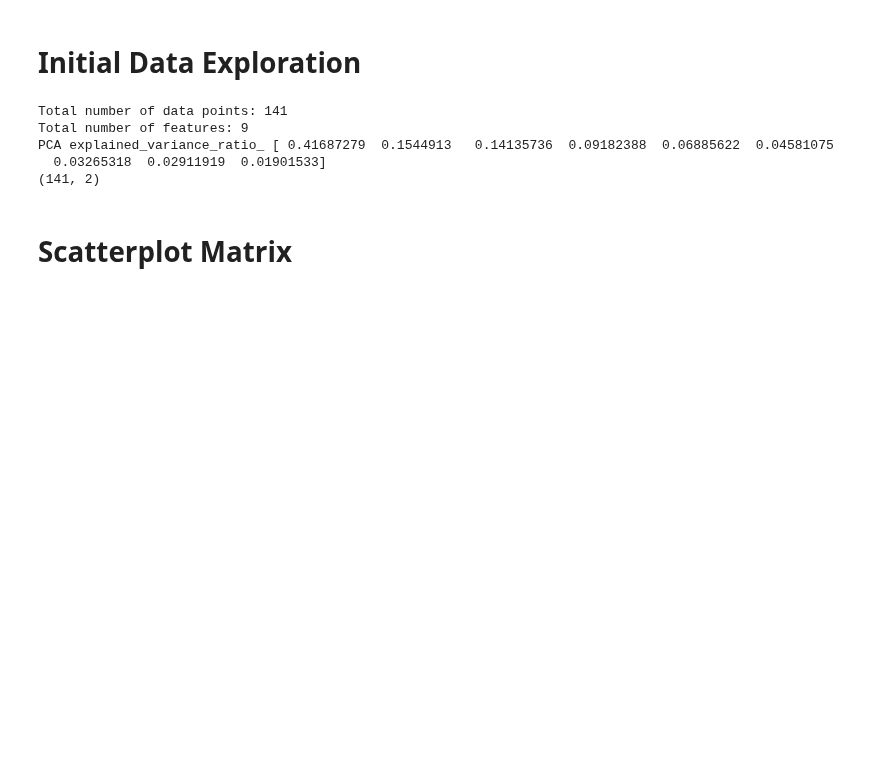
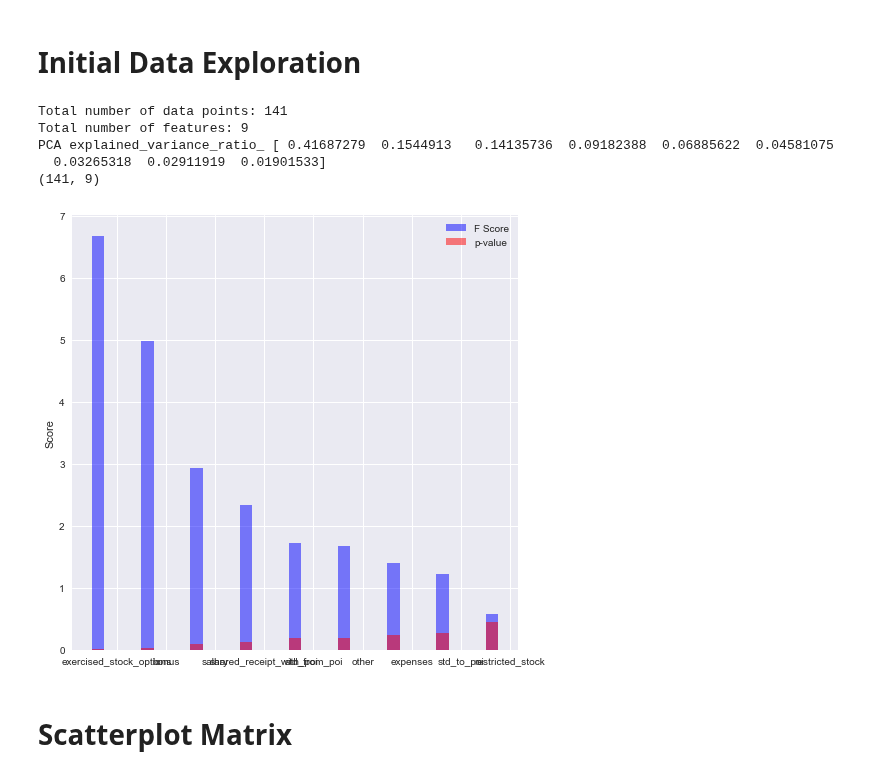
Before and after one commit to lmarkely/enron_fraud, a Jupyter notebook: Enron_fraud-SKB.ipynb, the cells around one changed output. Cells and saved outputs as stored; diff of their text form; code cells hidden in the pictures; blank space fills up the shorter version.

Commit message:
revise figures

```diff
--- a/Enron_fraud-SKB.ipynb
+++ b/Enron_fraud-SKB.ipynb
@@ -15,6 +15,12 @@ from tester import dump_classifier_and_data
 ### The first feature must be "poi".
 ### Include all quantitative features. In addition, 'std_from_poi' and
 ### 'std_to_poi' are standardized feature (see details below).
+features_list = ['poi','salary', 'deferral_payments',
+                 'loan_advances', 'bonus', 'restricted_stock_deferred',
+                 'deferred_income', 'expenses',
+                 'exercised_stock_options', 'other', 'long_term_incentive',
+                 'restricted_stock', 'director_fees','shared_receipt_with_poi',
+                 'std_from_poi','std_to_poi']
 features_list = ['poi','salary',
                  'bonus',
                  'expenses',
@@ -75,6 +81,7 @@ labels, features = targetFeatureSplit(data)
 # 3. KNN Classifier
 # 4. Support Vector Classifier
 # 5. Neural Network: Multi-layer Perceptron Classifier
+from IPython.core.display import display
 from __future__ import division
 import numpy as np
 import seaborn as sns
@@ -100,35 +107,70 @@ from sklearn.decomposition import PCA
 from time import time
 
 # For simplicity, rename features as X and labels as y
 X = features
 y = labels
 ### First, explore the dataset.
 ### Identify the total number of data points.
 print 'Total number of data points:',np.shape(X)[0]
 print 'Total number of features:', np.shape(X)[1]
 
 X_std = MinMaxScaler().fit_transform(X)
 pca = PCA()
 X_pca = pca.fit_transform(X_std)
 print 'PCA explained_variance_ratio_', pca.explained_variance_ratio_
 
 #This section is adapted from Udacity Forum 'What are the testing
 #features when using SelectKBest?'
-K_best = SelectKBest(chi2,k=2)
+K_best = SelectKBest(chi2,k=9)
 features_kbest = K_best.fit_transform(X_std,y)
 print features_kbest.shape
 
 feature_scores = ['%.3f' %elem for elem in K_best.scores_]
 feature_scores_pvalues = ['%.3f' %elem for elem in K_best.pvalues_]
 features_selected_tuple = [(features_list[i+1],feature_scores[i],feature_scores_pvalues[i])
                    for i in K_best.get_support(indices=True)]
 features_selected_tuple = sorted(features_selected_tuple,key=lambda feature: float(feature[1]), reverse=True)
+sorted_scores = []
+sorted_p_value = []
+sorted_feature = []
+for feature_tuple in features_selected_tuple:
+    sorted_feature.append(feature_tuple[0])
+    sorted_scores.append(feature_tuple[1])
+    sorted_p_value.append(feature_tuple[2])
+
+df = pd.DataFrame(features_selected_tuple).set_index(0)
+
+pos = list(range(len(df[1])))
+width = 0.25
+fig,ax = plt.subplots(figsize=(8,8))
+plt.bar(pos,df[1],width,alpha=0.5,color='blue',label='F score')
+plt.bar(pos,df[2],width,alpha=0.5,color='red',label='p-value')
+ax.set_ylabel('Score')
+ax.set_xticks([p+1.5*width for p in pos])
+ax.set_xticklabels(sorted_feature)
+plt.legend(['F Score','p-value'],loc='upper right')
+plt.show()
+# fig = plt.figure()
+# ax = fig.add_subplot(111)
+# ax2 = ax.twinx()
+# df.Feature.plot(kind='bar',color='red',ax=ax,position=1)
+# df.p_value.plot(kind='bar',color='blue',ax=ax2,position=0)
+# ax1.set_ylabel('F score')
+# #ax1.set_xticks(x_axis,sorted_feature)
+# #ax1.tick_params('y',colors='r')
+
+# ax2.set_ylabel('p-value')
+# #ax2.tick_params('y',color='b')
+
+# fig.tight_layout()
+# plt.show()
 # %% [output]
 Total number of data points: 141
 Total number of features: 9
 PCA explained_variance_ratio_ [ 0.41687279  0.1544913   0.14135736  0.09182388  0.06885622  0.04581075
   0.03265318  0.02911919  0.01901533]
-(141, 2)
+(141, 9)
+[figure, added]
 # %% [markdown]
 #  Scatterplot Matrix
 # %%
```
Also changed, not shown: parts of 8 cells of this notebook, 6 other files.
